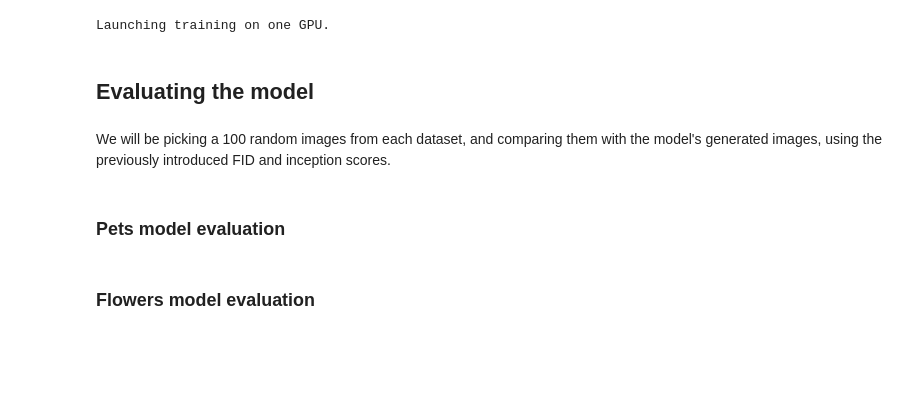
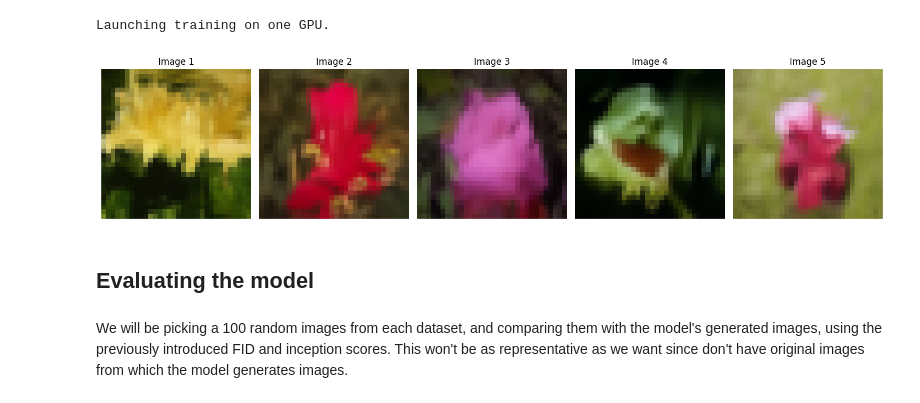
Before and after one commit to revolex/melytanulas_hazi, a Jupyter notebook: image_gen.ipynb, the cells around one changed output. Drawn from its saved outputs; the diff is of its cells as text; code cells hidden in the pictures; blank space fills up the shorter version.

Commit message:
eval done
evaluation done

```diff
--- a/image_gen.ipynb
+++ b/image_gen.ipynb
@@ -694,45 +714,43 @@ output_dir_f = "./trained_model_flowers"
 
 # Save the model and noise scheduler
 pipeline = DDPMPipeline(unet=model, scheduler=noise_scheduler)
-pipeline.save_pretrained(output_dir)
+pipeline.save_pretrained(output_dir_f)
 # %%
 # Load the trained model
-pipeline = DDPMPipeline.from_pretrained(output_dir)
+pipeline = DDPMPipeline.from_pretrained(output_dir_f)
 
 
 device = "cuda" if torch.cuda.is_available() else "cpu"
 pipeline.to(device)
 
 
 num_images = 5
 num_inference_steps = 50
 generator = torch.manual_seed(42)  # Set seed for reproducibility
 
 # Create a batch of images by repeating the process
 generated_images = []
 for _ in range(num_images):
     with torch.no_grad():
         # Generate one image at a time
         image = pipeline(
             num_inference_steps=num_inference_steps,
             generator=generator
         ).images[0]
         generated_images.append(image)
 
 fig, axes = plt.subplots(1, len(generated_images), figsize=(15, 5))
 
 for i, img in enumerate(generated_images):
     axes[i].imshow(img)
     axes[i].axis("off")
     axes[i].set_title(f"Image {i+1}")
 
 plt.tight_layout()
 plt.show()
+# %% [output]
+[figure, added]
 # %% [markdown]
 ## Evaluating the model
 # %% [markdown]
-We will be picking a 100 random images from each dataset, and comparing them with the model's generated images, using the previously introduced FID and inception scores.
+We will be picking a 100 random images from each dataset, and comparing them with the model's generated images, using the previously introduced FID and inception scores. This won't be as representative as we want since don't have original images from which the model generates images.
-# %% [markdown]
-### Pets model evaluation
-# %% [markdown]
-### Flowers model evaluation
```
Also changed, not shown: parts of 15 cells of this notebook.
